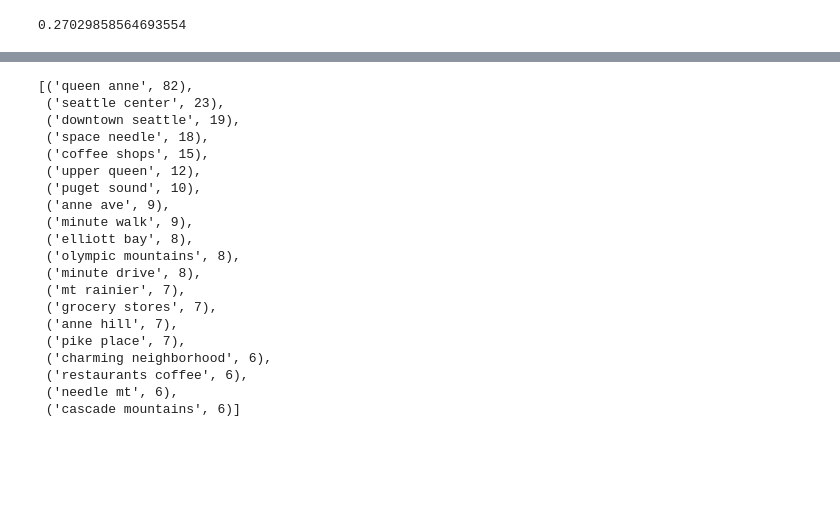
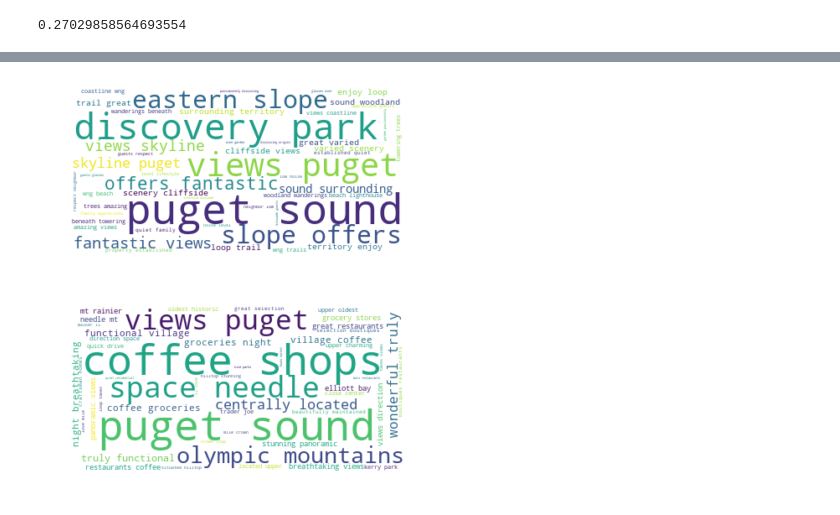
Before and after one commit to fuanqi/datascience, a Jupyter notebook: Airbnb EDA/Seatle Airbnb EDA.ipynb, the cells around one changed output, grey strips where cells are left out. Saved outputs shown, nothing was run; the diff lists cells and outputs as text; code cells hidden in the pictures; blank space fills up the shorter version.

```diff
--- a/Airbnb EDA/Seatle Airbnb EDA.ipynb
+++ b/Airbnb EDA/Seatle Airbnb EDA.ipynb
@@ -238,6 +263,8 @@ listings.neighborhood_overview.isnull().mean()
 # %% [output]
 0.27029858564693554
 # %%
-text = listings[['neighbourhood_cleansed', 'neighbourhood_group_cleansed', 'neighborhood_overview']].dropna()
+text_df = listings[['neighbourhood_cleansed', 'neighbourhood_group_cleansed', 'neighborhood_overview', 'description', 'host_about']].dropna()
 # text['words'] = text['neighborhood_overview'].apply(lambda x: x.split(' '))
-text['overview'] = text['neighborhood_overview'].apply(lambda x: x.lower())
+text_df['overview'] = text_df['neighborhood_overview'].apply(lambda x: x.lower())
+text_df['description'] = text_df['description'].apply(lambda x: x.lower())
+text_df['host_about'] = text_df['host_about'].apply(lambda x: x.lower())
@@ -307,0 +322,4 @@ get_top_n_bigram(text[text['neighbourhood_cleansed']=='Southeast Magnolia']['ove
+# %%
+# remove neighbourhood name from overview
+text_df['overview'] = text_df['overview'].apply(remove_neighbourhood_names)
+text_df['overview'] = text_df['overview'].apply(lambda x: remove_stopwords(x))
@@ -308,23 +335,22 @@ get_top_n_bigram(text[text['neighbourhood_cleansed']=='Southeast Magnolia']['ove
+# %%
+wc = WordCloud(background_color="white", max_words=100, max_font_size=50)
+# generate word cloud
+wordcloud = wc.generate_from_frequencies(list_tuple_to_dict(get_top_n_bigram(text_df[text_df['neighbourhood_cleansed']=='Southeast Magnolia']['overview'], n=50)))
+
+plt.figure()
+plt.imshow(wordcloud, interpolation="bilinear")
+plt.axis("off")
+plt.show();
+# %% [output]
+[figure, added]
 # %%
-get_top_n_bigram(text[text['neighbourhood_cleansed']=='West Queen Anne']['overview'], n=20)
+wc = WordCloud(background_color="white", max_words=100, max_font_size=50)
+# generate word cloud
+wordcloud = wc.generate_from_frequencies(list_tuple_to_dict(get_top_n_bigram(text_df[text_df['neighbourhood_cleansed']=='West Queen Anne']['overview'], n=50)))
+
+plt.figure()
+plt.imshow(wordcloud, interpolation="bilinear")
+plt.axis("off")
+plt.show()
 # %% [output]
-[('queen anne', 82),
- ('seattle center', 23),
- ('downtown seattle', 19),
- ('space needle', 18),
- ('coffee shops', 15),
- ('upper queen', 12),
- ('puget sound', 10),
- ('anne ave', 9),
- ('minute walk', 9),
- ('elliott bay', 8),
- ('olympic mountains', 8),
- ('minute drive', 8),
- ('mt rainier', 7),
- ('grocery stores', 7),
- ('anne hill', 7),
- ('pike place', 7),
- ('charming neighborhood', 6),
- ('restaurants coffee', 6),
- ('needle mt', 6),
- ('cascade mountains', 6)]
+[figure, added]
```
Also changed, not shown: parts of 42 cells of this notebook, 10 other files.
